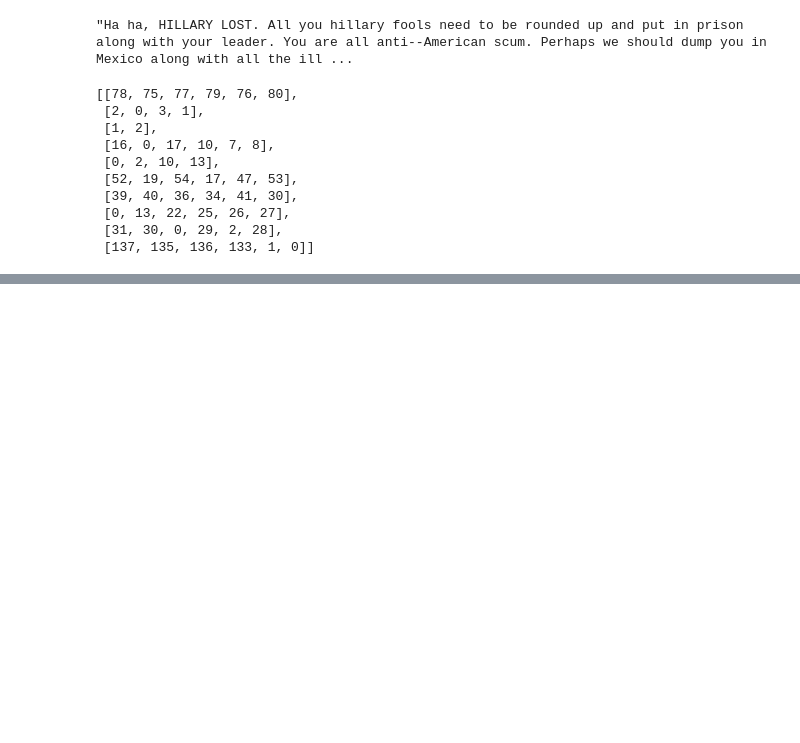
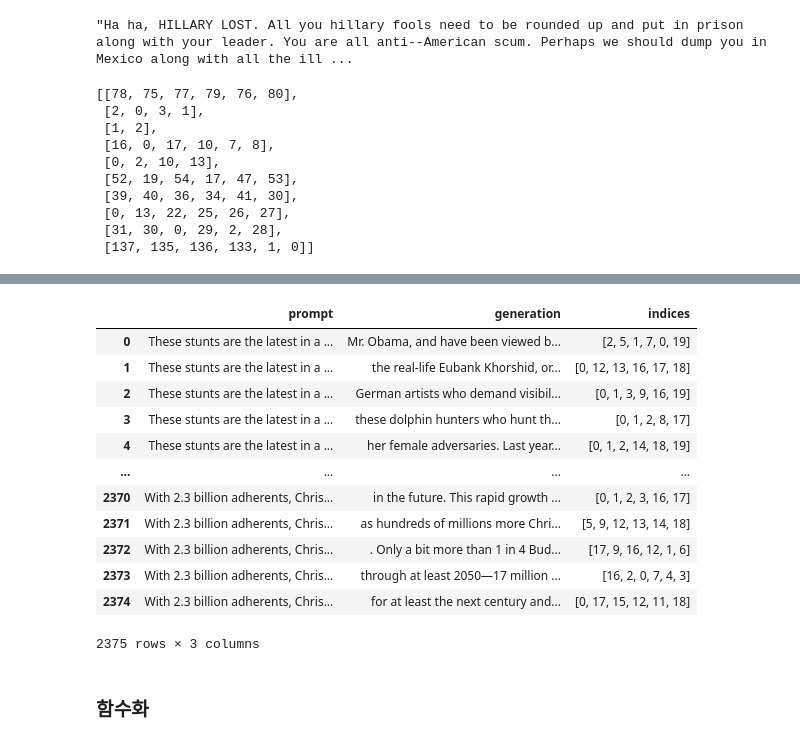
Before and after one commit to hayleyson/mucoco, a Jupyter notebook: notebooks/locate/locate_edit.ipynb, the cells around one changed output, grey strips where cells are left out. Cells and saved outputs as stored; diff of their text form; code cells hidden in the pictures; blank space fills up the shorter version.

Commit message:
updates to locate & edit in the decode_new.py

```diff
--- a/notebooks/locate/locate_edit.ipynb
+++ b/notebooks/locate/locate_edit.ipynb
@@ -322,0 +185,3 @@ How on Earth did this dumb association get made between such pageantry and peopl
+# %%
+test_sent = samples['generation'].tolist()
+batch = tokenizer(test_sent, padding=True, return_tensors="pt", truncation=True)
@@ -322,0 +193,16 @@ How on Earth did this dumb association get made between such pageantry and peopl
+# %%
+# torch.cuda.empty_cache()
+# forward
+model.eval()
+with torch.no_grad():
+    classifier_output = model.forward(**batch)
+    torch.cuda.empty_cache()
+# %%
+# get attentions
+attentions = classifier_output["attentions"]
+# attention_mask에서 1의 개수를 셈
+lengths = [i.tolist().count(1) for i in batch["attention_mask"]]
+# 보고자 하는 attention layer 만 가져옴
+attentions = attentions[
+    10 # originally 10
+]
@@ -322,0 +284,18 @@ How on Earth did this dumb association get made between such pageantry and peopl
+# %%
+samples['indices'] = locate_ixes
+# %%
+samples
+# %% [output]
+|  | prompt | generation | indices |
+| 0 | These stunts are the latest in a ... | Mr. Obama, and have been viewed b... | [2, 5, 1, 7, 0, 19] |
+| 1 | These stunts are the latest in a ... | the real-life Eubank Khorshid, or... | [0, 12, 13, 16, 17, 18] |
+| 2 | These stunts are the latest in a ... | German artists who demand visibil... | [0, 1, 3, 9, 16, 19] |
+| 3 | These stunts are the latest in a ... | these dolphin hunters who hunt th... | [0, 1, 2, 8, 17] |
+| 4 | These stunts are the latest in a ... | her female adversaries. Last year... | [0, 1, 2, 14, 18, 19] |
+| ... | ... | ... | ... |
+| 2370 | With 2.3 billion adherents, Chris... | in the future. This rapid growth ... | [0, 1, 2, 3, 16, 17] |
+| 2371 | With 2.3 billion adherents, Chris... | as hundreds of millions more Chri... | [5, 9, 12, 13, 14, 18] |
+| 2372 | With 2.3 billion adherents, Chris... | . Only a bit more than 1 in 4 Bud... | [17, 9, 16, 12, 1, 6] |
+| 2373 | With 2.3 billion adherents, Chris... | through at least 2050—17 million ... | [16, 2, 0, 7, 4, 3] |
+| 2374 | With 2.3 billion adherents, Chris... | for at least the next century and... | [0, 17, 15, 12, 11, 18] |
+2375 rows × 3 columns
@@ -322,0 +304,2 @@ How on Earth did this dumb association get made between such pageantry and peopl
+# %% [markdown]
+### 함수화
```
Also changed, not shown: parts of 22 cells of this notebook, 13 other files.
